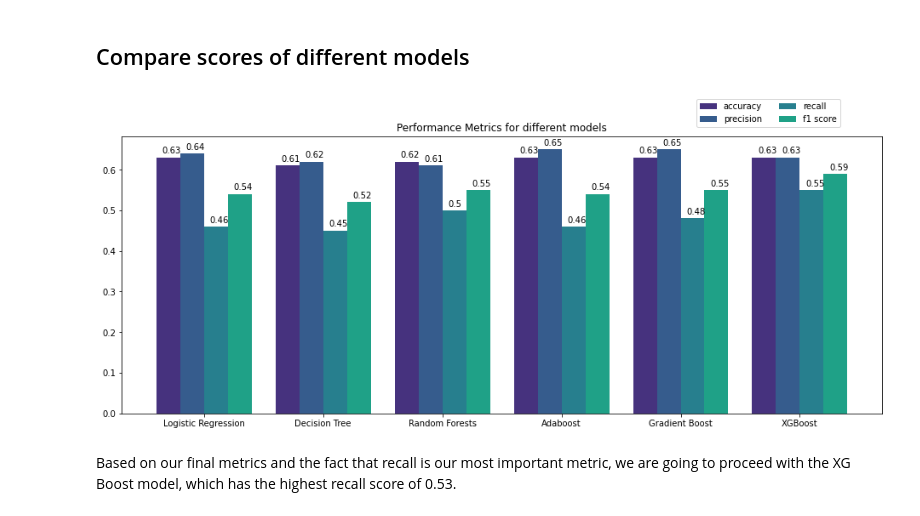
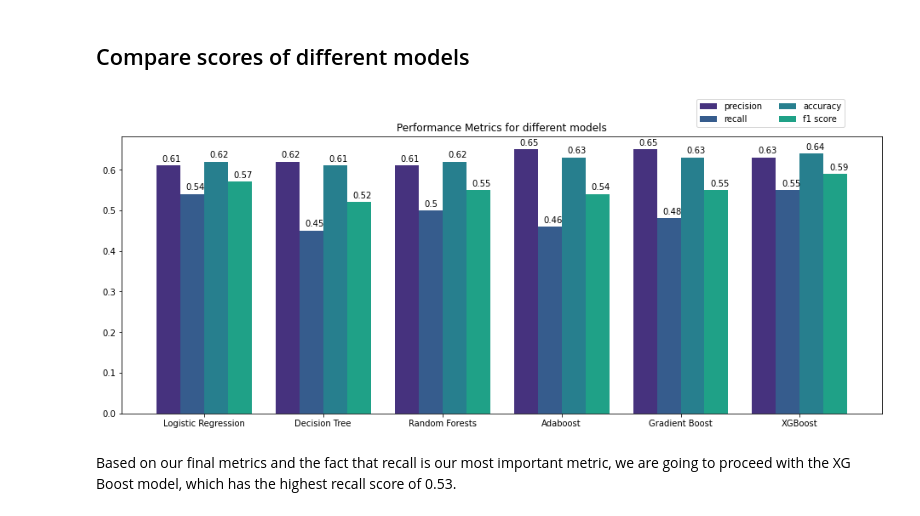
Before and after one commit to Sammyknee/diabetes-readmissions, a Jupyter notebook: Diabetes_Readmissions_Models.ipynb, the cells around one changed output. Drawn from its saved outputs; the diff is of its cells as text; code cells hidden in the pictures.

```diff
--- a/Diabetes_Readmissions_Models.ipynb
+++ b/Diabetes_Readmissions_Models.ipynb
@@ -165,3 +172,3 @@ logreg_balance = LogisticRegression(C= 1e12, solver='liblinear',
 # %%
-logreg_balance_scores = run_model(logreg_balance)
+log_balance_scores = run_model(logreg_balance)
 # %% [output]
@@ -185,3 +197,5 @@ logreg_scores = logreg_balance_scores
+# %%
+log_scores = log_balance_scores
 # %% [markdown]
 Let's also plot our ROC function to get a sense for our true positive rate vs. false positive rate.
 # %%
@@ -547,7 +568,7 @@ xgb_param_grid = {
 warnings.filterwarnings("ignore")
 
 xgb_grid_search = GridSearchCV(xgb_clf, xgb_param_grid,
-                               scoring='accuracy', cv=None, n_jobs=1, )
+                               scoring='recall', cv=None, n_jobs=1, )
 xgb_grid_search.fit(X_train, y_train)
 
 print(f"Testing Accuracy: {xgb_grid_search.best_score_ :.2%}")
@@ -590,2 +611,2 @@ Our recall score did not improve, but our accuracy and precision got up to .64.
 # %%
-xgb_scores
+xgb_scores = xgb_scores_2
@@ -598,20 +617,6 @@ xgb_scores
 # %%
 plt.figure(figsize=(16, 6))
 
-ax = plt.subplot(111)
-
-models = ['Logistic Regression', 'Decision Tree',
-          'Random Forests', 'Adaboost', 'Gradient Boost', 'XGBoost']
-
-values = [log_scores['accuracy'], tree_scores['accuracy'],
-          forest_scores['accuracy'], ada_scores['accuracy'],
-         gbt_scores['accuracy'], xgb_scores['accuracy']]
-
-model = np.arange(len(models))
-
-plt.bar(model-.3, values, align='center', width=0.2, label='accuracy')
-
-plt.xticks(model, models)
 
 
 ax = plt.subplot(111)
@@ -625,7 +630,7 @@ values = [log_scores['precision'], tree_scores['precision'],
 
 model = np.arange(len(models))
 
-plt.bar(model-.1, values, align='center', width=0.2, label='precision')
+plt.bar(model-.3, values, align='center', width=0.2, label='precision')
 
 plt.xticks(model, models)
 
@@ -640,40 +645,56 @@ values = [log_scores['recall'], tree_scores['recall'],
 
 model = np.arange(len(models))
 
-plt.bar(model+.1, values, align='center', width=0.2, label='recall')
+plt.bar(model-.1, values, align='center', width=0.2, label='recall')
 
 plt.xticks(model, models)
+
+ax = plt.subplot(111)
+
+models = ['Logistic Regression', 'Decision Tree',
+          'Random Forests', 'Adaboost', 'Gradient Boost', 'XGBoost']
+
+values = [log_scores['accuracy'], tree_scores['accuracy'],
+          forest_scores['accuracy'], ada_scores['accuracy'],
+         gbt_scores['accuracy'], xgb_scores['accuracy']]
+
+model = np.arange(len(models))
+
+plt.bar(model+.1, values, align='center', width=0.2, label='accuracy')
+
+plt.xticks(model, models)
+
 
 ax = plt.subplot(111)
 
 models = ['Logistic Regression', 'Decision Tree',
           'Random Forests', 'Adaboost', 'Gradient Boost', 'XGBoost']
 
 values = [log_scores['f1'], tree_scores['f1'],
           forest_scores['f1'], ada_scores['f1'],
          gbt_scores['f1'], xgb_scores['f1']]
 
 model = np.arange(len(models))
 
 plt.bar(model+.3, values, align='center', width=0.2, label='f1 score')
 
 plt.xticks(model, models)
 
 plt.title("Performance Metrics for different models")
 
 ax.legend(loc="upper left", bbox_to_anchor=(.75, 1.15), ncol=2)
 
 for p in ax.patches:
     height = p.get_height()
     width = p.get_width()
     ax.text(x = p.get_x() + width/4,
             y = (height+.01),
             s = height)
 
 #plt.show();
 plt.savefig('images/model_metrics.png')
 # %% [output]
-[figure, old version]
+[figure, new version]
 # %% [markdown]
 Based on our final metrics and the fact that recall is our most important metric, we are going to proceed with the XG Boost model, which has the highest recall score of 0.53.
 # %% [markdown]
```
Also changed, not shown: parts of 28 cells of this notebook, 3 other files.
